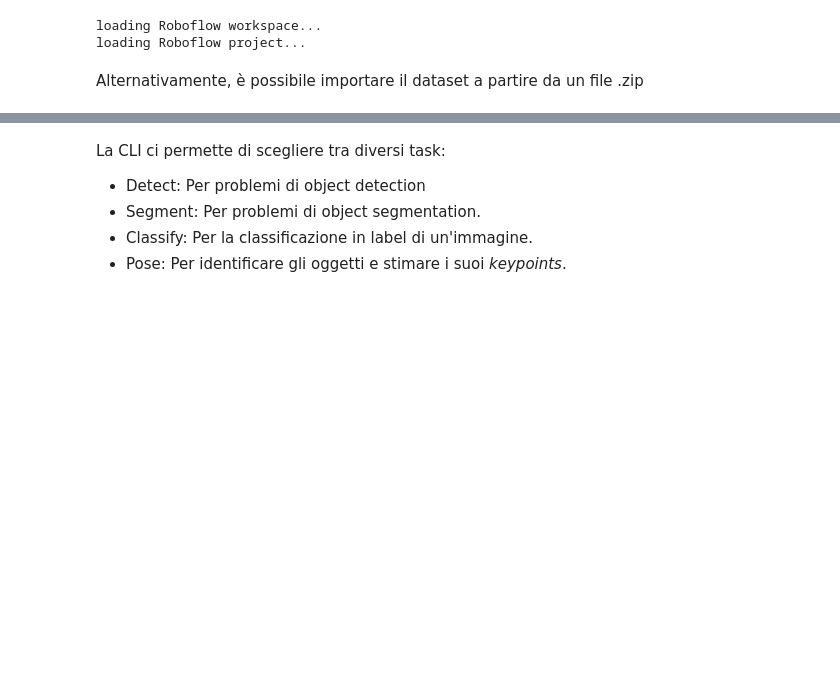
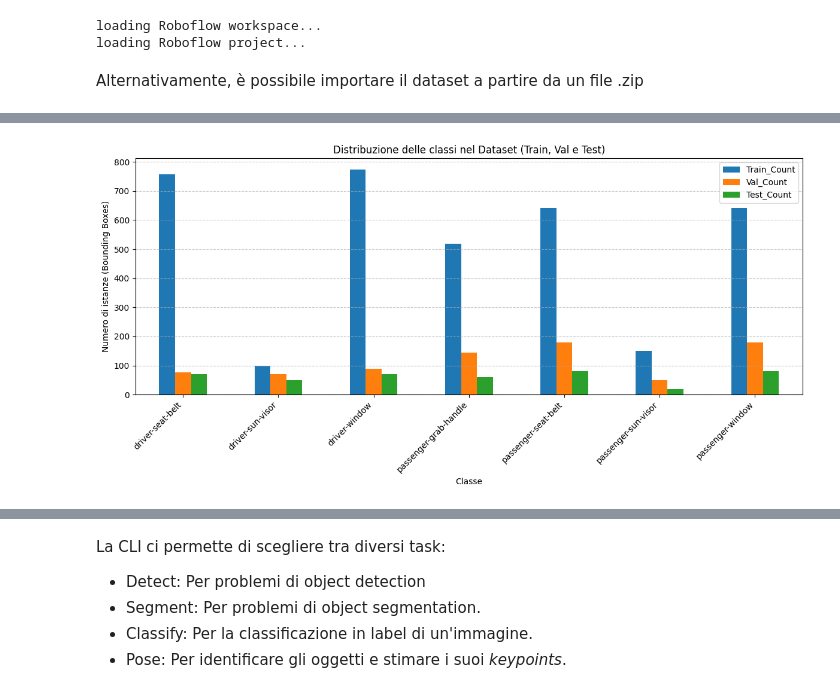
Before and after one commit to WebberMark02/detecting-smartphone-usage, a Jupyter notebook: YoloV8_training.ipynb, the cells around one changed output, grey strips where cells are left out. Saved outputs shown, nothing was run; the diff lists cells and outputs as text; code cells hidden in the pictures; blank space fills up the shorter version.

Commit message:
Updated training notebook again

```diff
--- a/YoloV8_training.ipynb
+++ b/YoloV8_training.ipynb
@@ -12,7 +20,7 @@ HOME = os.getcwd()
 my_api_key = "2ADHAstu11Caf1RzRFSf"                    # Chiave API privata per l'autenticazione
 my_workspace = "daniele-russo"                         # Nome del workspace su Roboflow
 my_project = "text-and-drive-recognition-thesis"       # Nome del progetto specifico
-my_version = 2                                         # Versione del dataset da scaricare
+my_version = 3                                         # Versione del dataset da scaricare
 
 # Importa la classe principale SDK di Roboflow
 from roboflow import Roboflow
@@ -36,0 +48,76 @@ Alternativamente, è possibile importare il dataset a partire da un file .zip
+# %%
+import os
+import glob
+import yaml
+import pandas as pd
+import matplotlib.pyplot as plt
+
+# Determiniamo il percorso del dataset in modo robusto
+try:
+    dataset_location = dataset.location
+except NameError:
+    # Se la variabile 'dataset' non è definita, cerchiamo la cartella locale creata da Roboflow
+    possible_paths = glob.glob("text-and-drive-recognition-thesis-*")
+    if possible_paths:
+        dataset_location = os.path.abspath(possible_paths[0])
+    else:
+        dataset_location = os.path.abspath("yolov8")
+
+print(f"Percorso del dataset individuato: {dataset_location}")
+
+# Carichiamo i nomi delle classi dal file data.yaml
+with open(os.path.join(dataset_location, 'data.yaml'), 'r') as stream:
+    data_yaml = yaml.safe_load(stream)
+
+class_names = data_yaml['names']
+print("Classi rilevate:", class_names)
+
+def count_classes(label_dir):
+    counts = {i: 0 for i in range(len(class_names))}
+    label_files = glob.glob(os.path.join(label_dir, "*.txt"))
+
+    for file_path in label_files:
+        with open(file_path, 'r') as f:
+            for line in f:
+                parts = line.strip().split()
+                if parts:
+                    class_id = int(parts[0])
+                    if class_id in counts:
+                        counts[class_id] += 1
+    return counts
+
+# Contiamo le istanze nei set di Train, Validation e Test
+train_counts = count_classes(os.path.join(dataset_location, "train", "labels"))
+val_counts = count_classes(os.path.join(dataset_location, "valid", "labels"))
+
+# Verifichiamo se esiste la cartella di test prima di procedere al conteggio
+test_dir = os.path.join(dataset_location, "test", "labels")
+has_test = os.path.exists(test_dir)
+if has_test:
+    test_counts = count_classes(test_dir)
+else:
+    test_counts = {i: 0 for i in range(len(class_names))}
+
+# Creiamo un DataFrame per confrontare i dati di tutti i set
+data_dict = {
+    'Classe': [class_names[i] for i in range(len(class_names))],
+    'Train_Count': [train_counts[i] for i in range(len(class_names))],
+    'Val_Count': [val_counts[i] for i in range(len(class_names))]
+}
+
+if has_test:
+    data_dict['Test_Count'] = [test_counts[i] for i in range(len(class_names))]
+
+df_counts = pd.DataFrame(data_dict)
+display(df_counts)
+
+# Grafico della distribuzione comprensivo del test set
+plot_columns = ['Train_Count', 'Val_Count', 'Test_Count'] if has_test else ['Train_Count', 'Val_Count']
+df_counts.set_index('Classe')[plot_columns].plot(kind='bar', figsize=(12, 6))
+plt.title("Distribuzione delle classi nel Dataset (Train, Val e Test)")
+plt.ylabel("Numero di istanze (Bounding Boxes)")
+plt.xticks(rotation=45, ha='right')
+plt.grid(axis='y', linestyle='--', alpha=0.7)
+plt.tight_layout()
+plt.show()
+# %% [output]
@@ -37,3 +134,4 @@ Alternativamente, è possibile importare il dataset a partire da un file .zip
+[figure, added]
 # %% [markdown]
 ## Ultralytics e Yolo
 
```
Also changed, not shown: parts of 17 cells of this notebook, 2 other files.
